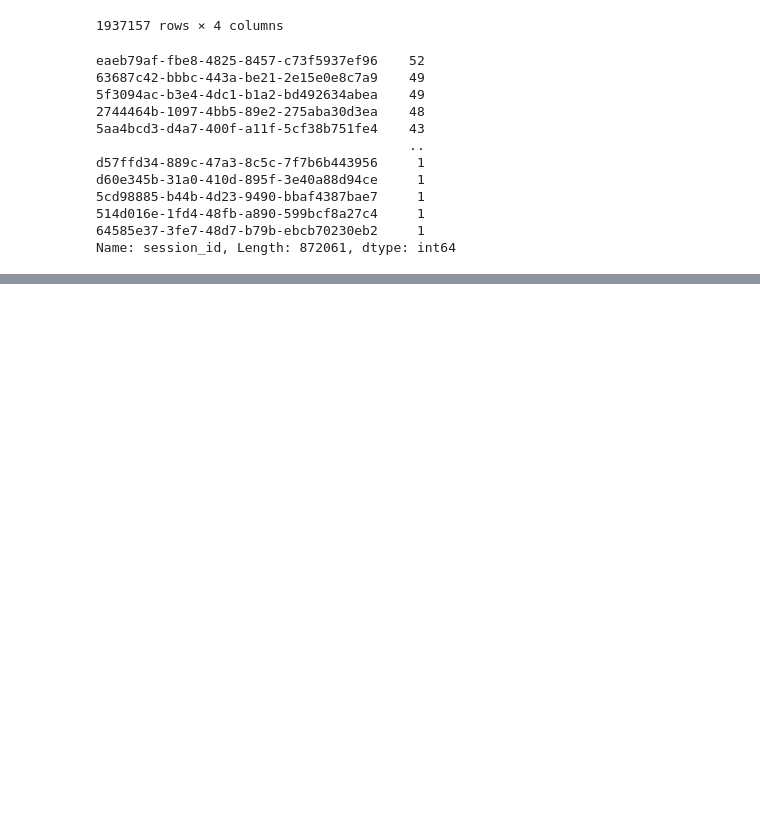
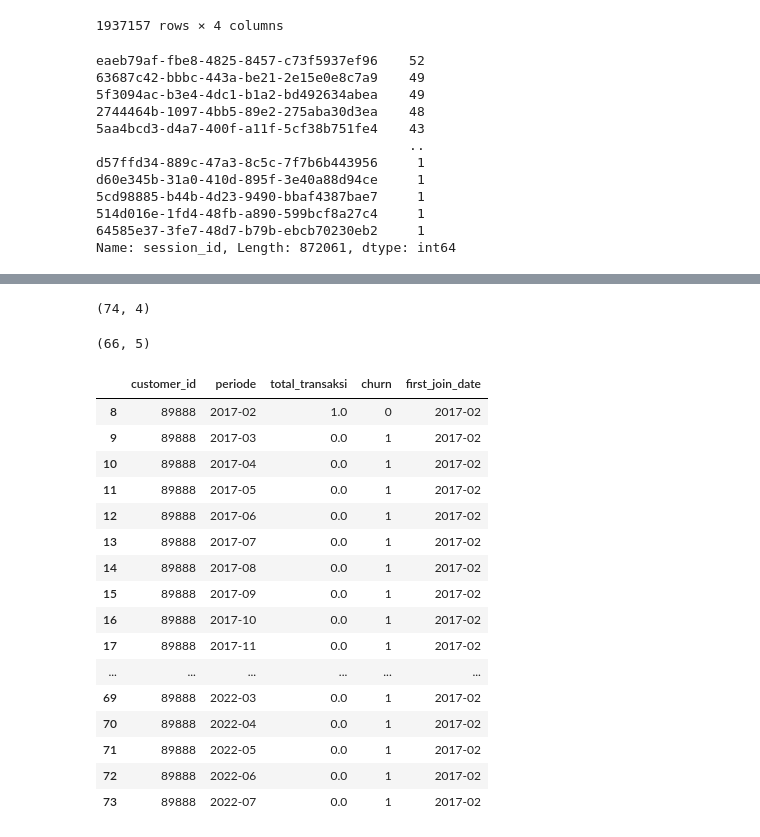
Before and after one commit to latifaahu/kaggle-fp, a Jupyter notebook: coba-week2.ipynb, the cells around one changed output, grey strips where cells are left out. Cells and saved outputs as stored; diff of their text form; code cells hidden in the pictures; blank space fills up the shorter version.

Commit message:
add feature churn

```diff
--- a/coba-week2.ipynb
+++ b/coba-week2.ipynb
@@ -443,0 +542,13 @@ Name: session_id, Length: 872061, dtype: int64
+# %%
+a = trans_periode.groupby(['customer_id','periode'])[['payment_status']].count()
+a = a.reset_index().rename(columns={'payment_status' : 'total_transaksi'})
+a = a[a['customer_id'] == 89888]
+# %%
+# beri label churn jika user tidak transaksi
+
+pd.set_option('display.max_rows', None)
+
+label_cust_churn = label_cust.merge(a, on=['customer_id','periode'], how='outer')
+label_cust_churn = label_cust_churn.replace(np.nan,0)
+
+label_cust_churn['churn'] = label_cust_churn['total_transaksi'].apply(lambda x: 1 if x == 0 else 0)
@@ -443,0 +575,6 @@ Name: session_id, Length: 872061, dtype: int64
+# %%
+# ambil bulan dan tahun cust first join
+
+cust_join = cust[['customer_id','first_join_date']]
+cust_join['first_join_date'] = pd.to_datetime(cust_join['first_join_date']).dt.to_period('M')
+cust_join.head()
@@ -443,0 +588,33 @@ Name: session_id, Length: 872061, dtype: int64
+# %%
+# drop data yang churn sebelum cust join
+
+churn_after_join = label_cust_churn.merge(cust_join, on='customer_id')
+churn_after_join = churn_after_join[~(churn_after_join['periode'] < churn_after_join['first_join_date'])]
+# %%
+label_cust_churn.shape
+# %% [output]
+(74, 4)
+# %%
+churn_after_join.shape
+# %% [output]
+(66, 5)
+# %%
+churn_after_join
+# %% [output]
+|  | customer_id | periode | total_transaksi | churn | first_join_date |
+| 8 | 89888 | 2017-02 | 1.0 | 0 | 2017-02 |
+| 9 | 89888 | 2017-03 | 0.0 | 1 | 2017-02 |
+| 10 | 89888 | 2017-04 | 0.0 | 1 | 2017-02 |
+| 11 | 89888 | 2017-05 | 0.0 | 1 | 2017-02 |
+| 12 | 89888 | 2017-06 | 0.0 | 1 | 2017-02 |
+| 13 | 89888 | 2017-07 | 0.0 | 1 | 2017-02 |
+| 14 | 89888 | 2017-08 | 0.0 | 1 | 2017-02 |
+| 15 | 89888 | 2017-09 | 0.0 | 1 | 2017-02 |
+| 16 | 89888 | 2017-10 | 0.0 | 1 | 2017-02 |
+| 17 | 89888 | 2017-11 | 0.0 | 1 | 2017-02 |
+| ... | ... | ... | ... | ... | ... |
+| 69 | 89888 | 2022-03 | 0.0 | 1 | 2017-02 |
+| 70 | 89888 | 2022-04 | 0.0 | 1 | 2017-02 |
+| 71 | 89888 | 2022-05 | 0.0 | 1 | 2017-02 |
+| 72 | 89888 | 2022-06 | 0.0 | 1 | 2017-02 |
+| 73 | 89888 | 2022-07 | 0.0 | 1 | 2017-02 |
```
Also changed, not shown: parts of 21 cells of this notebook.
